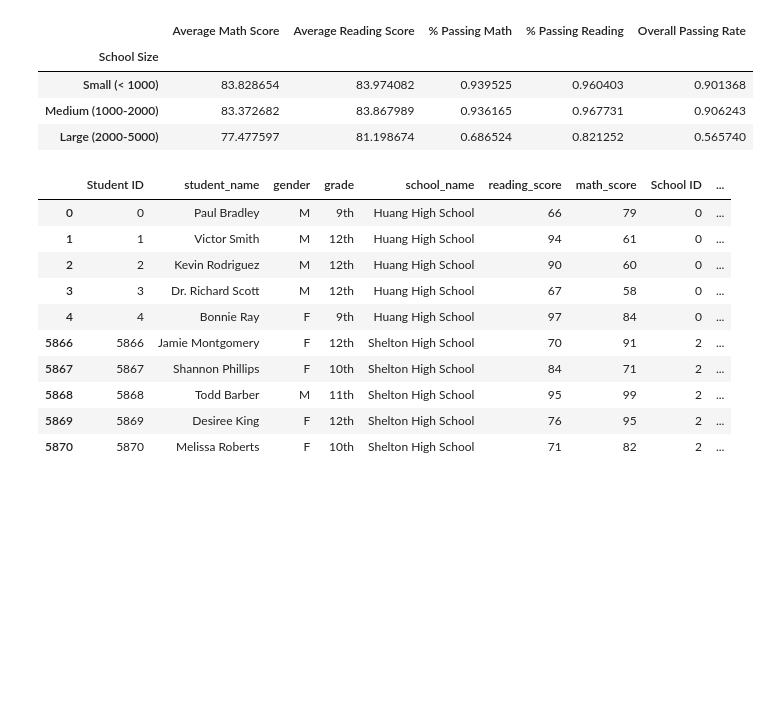
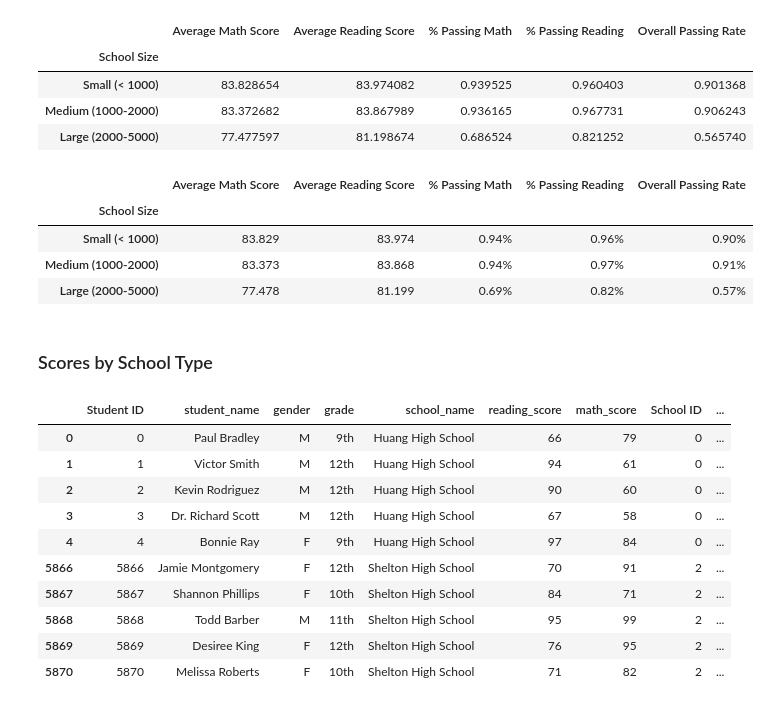
Before and after one commit to GrimmettDS/pandas-challenge, a Jupyter notebook: PyCitySchools/TestData.ipynb, the cells around one changed output. Cells and saved outputs as stored; diff of their text form; code cells hidden in the pictures; blank space fills up the shorter version.

```diff
--- a/PyCitySchools/TestData.ipynb
+++ b/PyCitySchools/TestData.ipynb
@@ -509,6 +544,24 @@ score_by_school_size
 | Small (< 1000) | 83.828654 | 83.974082 | 0.939525 | 0.960403 | 0.901368 |
 | Medium (1000-2000) | 83.372682 | 83.867989 | 0.936165 | 0.967731 | 0.906243 |
 | Large (2000-5000) | 77.477597 | 81.198674 | 0.686524 | 0.821252 | 0.565740 |
+# %%
+# With added format changes
+
+score_by_school_size["Average Math Score"] = score_by_school_size["Average Math Score"].map('{:.3f}'.format)
+score_by_school_size["Average Reading Score"] = score_by_school_size["Average Reading Score"].map('{:.3f}'.format)
+score_by_school_size["% Passing Math"] = score_by_school_size["% Passing Math"].map('{:.2f}%'.format)
+score_by_school_size["% Passing Reading"] = score_by_school_size["% Passing Reading"].map('{:.2f}%'.format)
+score_by_school_size["Overall Passing Rate"] = score_by_school_size["Overall Passing Rate"].map('{:.2f}%'.format)
+
+score_by_school_size
+# %% [output]
+|  | Average Math Score | Average Reading Score | % Passing Math | % Passing Reading | Overall Passing Rate |
+| School Size |  |  |  |  |  |
+| Small (< 1000) | 83.829 | 83.974 | 0.94% | 0.96% | 0.90% |
+| Medium (1000-2000) | 83.373 | 83.868 | 0.94% | 0.97% | 0.91% |
+| Large (2000-5000) | 77.478 | 81.199 | 0.69% | 0.82% | 0.57% |
+# %% [markdown]
+### Scores by School Type
 # %%
 score_by_type = school_data_complete.groupby('type')
 score_by_type.head()
```
Also changed, not shown: parts of 19 cells of this notebook, 1 other file.
